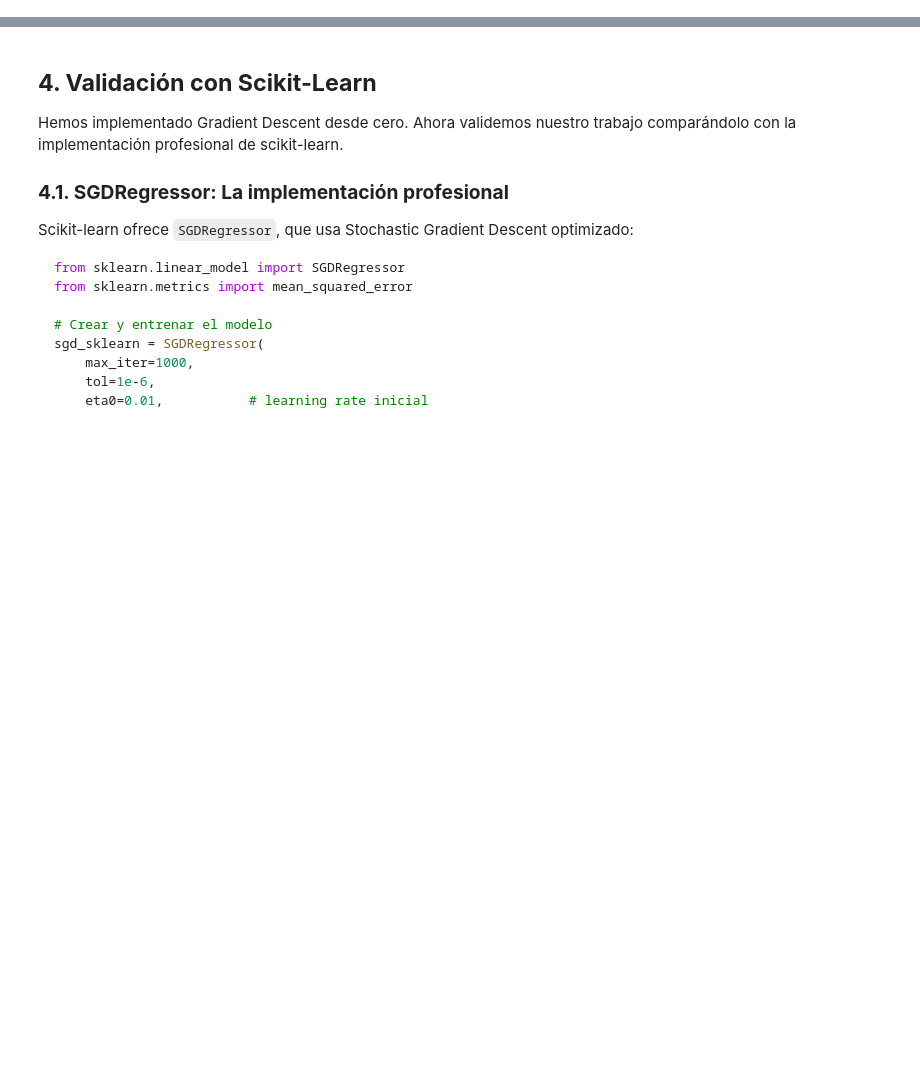
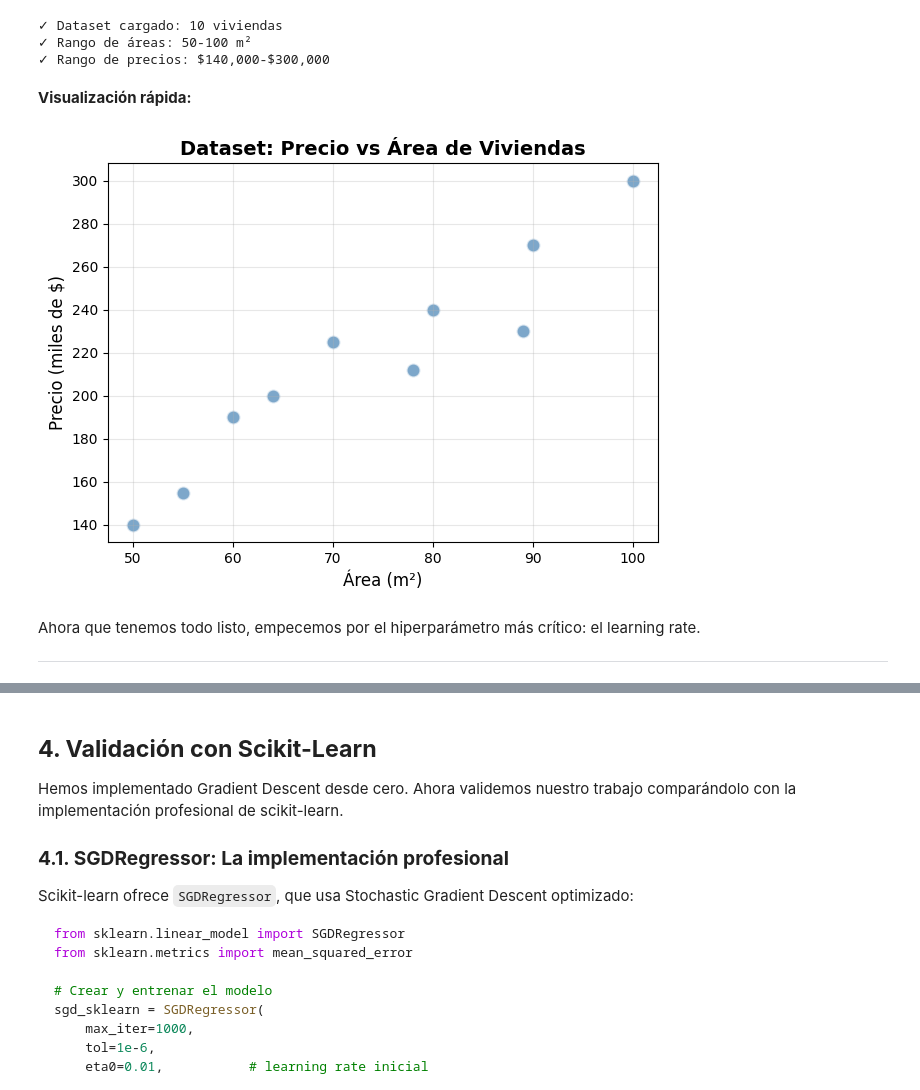
Before and after one commit to financieras/articulos, a Jupyter notebook: gradient_descent_part2_New_Approach.ipynb, the cells around one changed output, grey strips where cells are left out. Cells and saved outputs as stored; diff of their text form; code cells hidden in the pictures; blank space fills up the shorter version.

```diff
--- a/gradient_descent_part2_New_Approach.ipynb
+++ b/gradient_descent_part2_New_Approach.ipynb
@@ -265,0 +46,42 @@ print(f"α adaptativo → Coste final: {hist_decay[-1]:,.0f}")
+# %%
+import numpy as np
+import matplotlib.pyplot as plt
+from sklearn.preprocessing import StandardScaler
+
+# Dataset: área (m²) vs precio ($)
+area = np.array([50, 55, 60, 64, 70, 78, 80, 89, 90, 100])
+precio = np.array([140000, 155000, 190000, 200000, 225000,
+                  212000, 240000, 230000, 270000, 300000])
+
+# Normalización
+scaler = StandardScaler()
+X_scaled = scaler.fit_transform(area.reshape(-1, 1)).flatten()
+X_b = np.c_[np.ones(len(X_scaled)), X_scaled]  # Matriz de diseño
+
+# Parámetros de normalización (para desnormalizar después)
+mu, sigma = scaler.mean_[0], scaler.scale_[0]
+
+print(f"✓ Dataset cargado: {len(area)} viviendas")
+print(f"✓ Rango de áreas: {area.min()}-{area.max()} m²")
+print(f"✓ Rango de precios: ${precio.min():,}-${precio.max():,}")
+# %% [output]
+✓ Dataset cargado: 10 viviendas
+✓ Rango de áreas: 50-100 m²
+✓ Rango de precios: $140,000-$300,000
+# %% [markdown]
+**Visualización rápida:**
+# %%
+plt.scatter(area, precio/1000, s=100, alpha=0.7, color='steelblue',
+            edgecolors='white', linewidth=1.5)
+plt.xlabel('Área (m²)', fontsize=12)
+plt.ylabel('Precio (miles de $)', fontsize=12)
+plt.title('Dataset: Precio vs Área de Viviendas', fontsize=14, fontweight='bold')
+plt.grid(True, alpha=0.3)
+plt.tight_layout()
+plt.show()
+# %% [output]
+[figure, added]
+# %% [markdown]
+Ahora que tenemos todo listo, empecemos por el hiperparámetro más crítico: el learning rate.
+
+---
```
Also changed, not shown: parts of 14 cells of this notebook.
